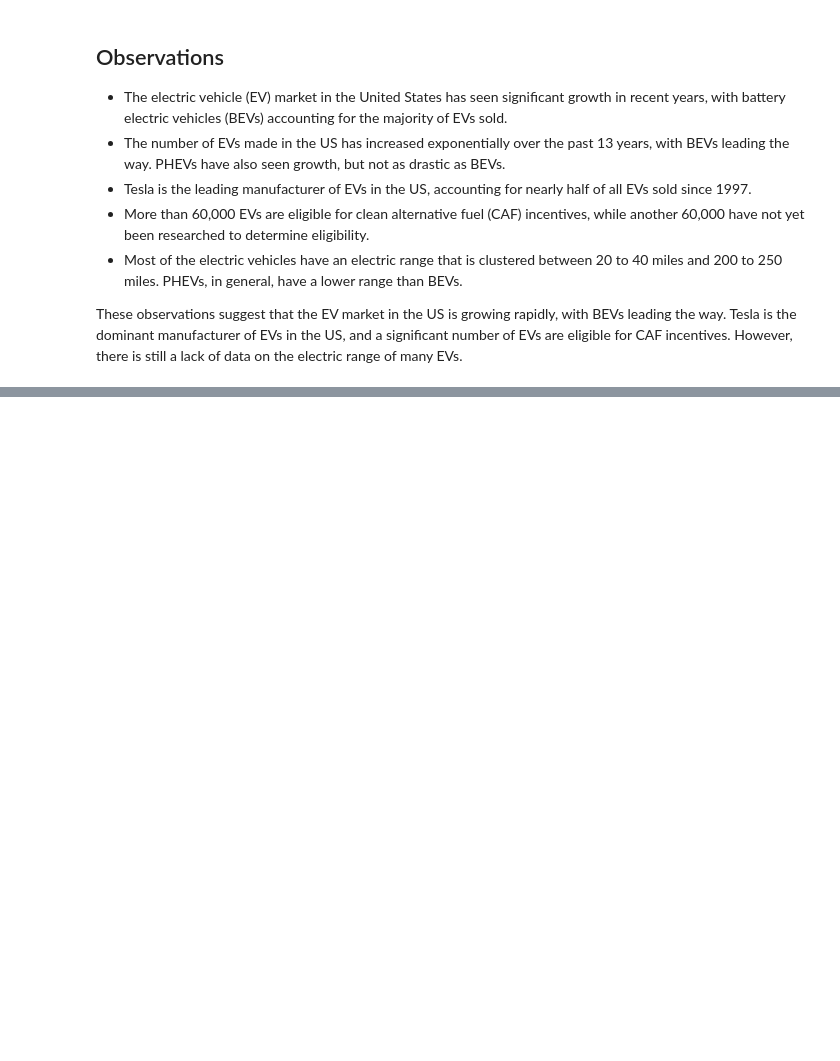
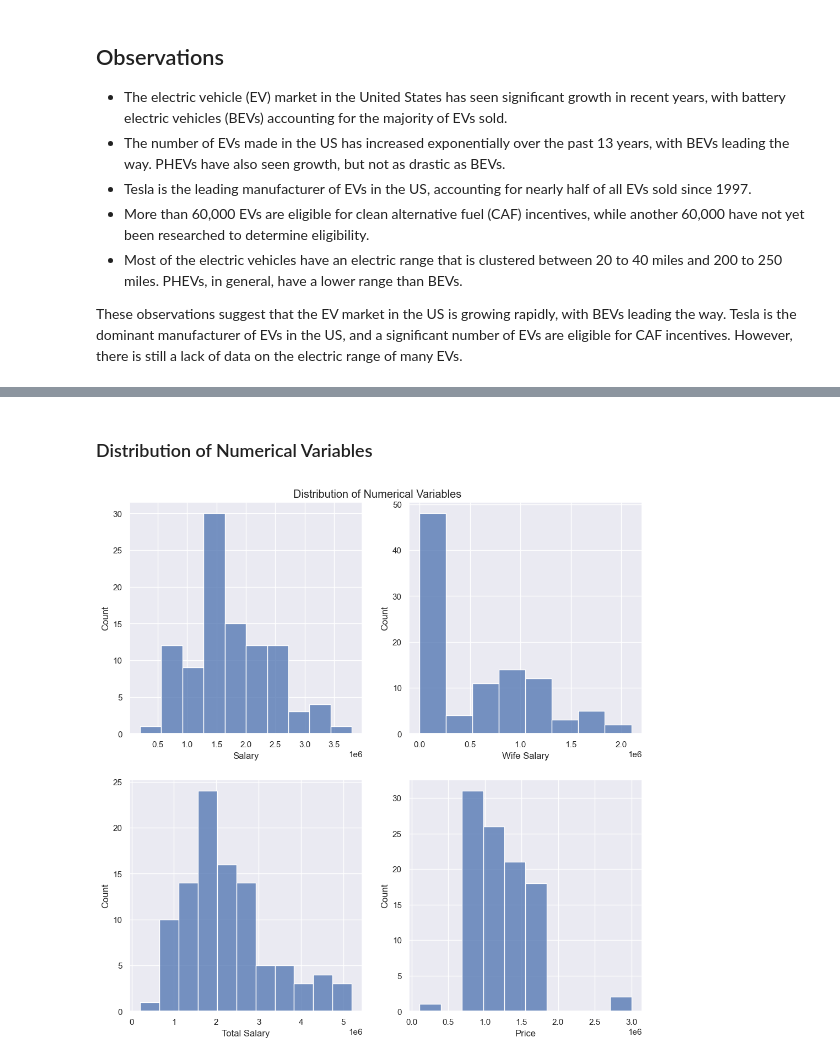
Before and after one commit to KratikMehta/EV-Market-Segmentation-in-India, a Jupyter notebook: Market_Segmentation.ipynb, the cells around one changed output, grey strips where cells are left out. Cells and saved outputs as stored; diff of their text form; code cells hidden in the pictures; blank space fills up the shorter version.

```diff
--- a/Market_Segmentation.ipynb
+++ b/Market_Segmentation.ipynb
@@ -518,0 +544,4 @@ These observations suggest that the EV market in the US is growing rapidly, with
+# %%
+# Reading the automobile buying behavior dataset
+behavior_df = pd.read_csv("datasets/Indian automoble buying behavour.csv")
+behavior_df.head()
@@ -518,0 +592,12 @@ These observations suggest that the EV market in the US is growing rapidly, with
+# %% [markdown]
+### Distribution of Numerical Variables
+# %%
+num_cols = ["Salary", "Wife Salary", "Total Salary", "Price"]
+
+fig, axs = plt.subplots(2, 2, figsize=(12, 12))
+
+for i, ax in enumerate(axs.flatten()):
+    sns.histplot(data=behavior_df, x=num_cols[i], ax=ax)
+plt.suptitle("Distribution of Numerical Variables", y=0.9);
+# %% [output]
+[figure, added]
```
Also changed, not shown: parts of 45 cells of this notebook, 2 other files.
